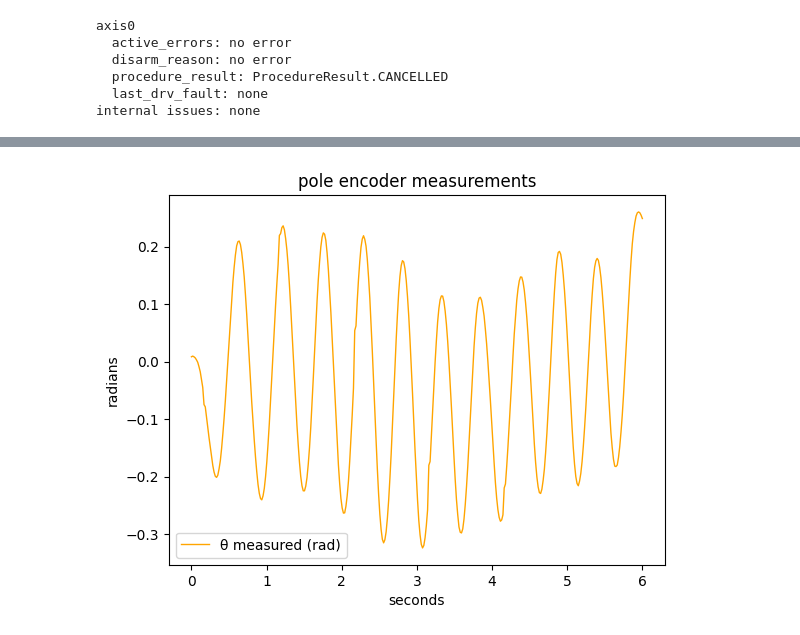
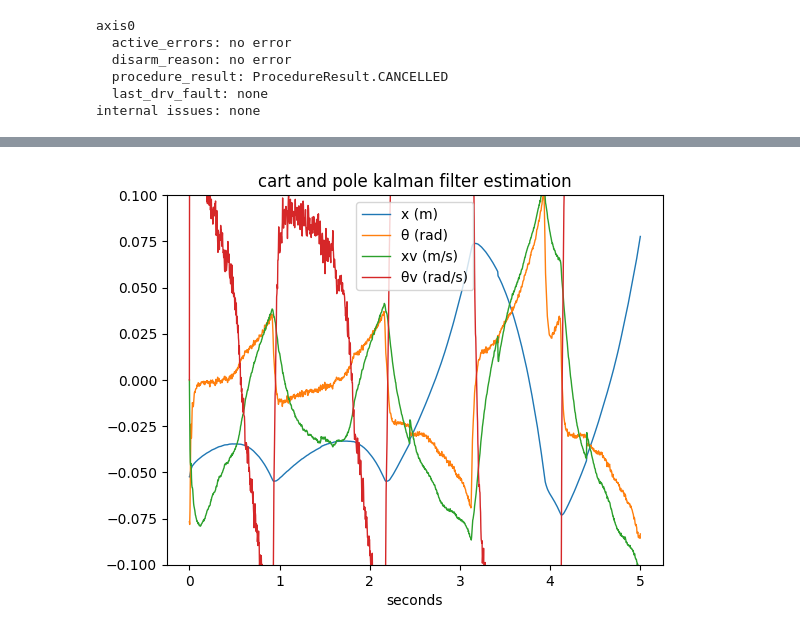
Before and after one commit to sschoedel/cartpole, a Jupyter notebook: hardware_day.ipynb, the cells around one changed output, grey strips where cells are left out. Saved outputs shown, nothing was run; the diff lists cells and outputs as text; code cells hidden in the pictures.

```diff
--- a/hardware_day.ipynb
+++ b/hardware_day.ipynb
@@ -36,5 +42,6 @@ print(get_state())
 # %%
-xg = np.array([0, -2.790311053164165, 0, 0])
+xg = np.array([-0.01647457, -2.958281949437861, 0, 0])
 measurement = get_measurement() - xg[:2]
 print(measurement)
+angles.append(measurement[1])
 # %% [output]
@@ -222,11 +159,10 @@ plt.show()
 # %%
-plt.plot(np.linspace(0, len(measurements[0])//60, len(measurements[0])), measurements[1,:], color='orange',linewidth=1)
-# plt.ylim([-0.006, 0.01])
-# plt.xlim([2, 3.7])
-plt.legend(['θ measured (rad)'])
-plt.title('pole encoder measurements')
+xs_plt = xs
+plt.plot(np.linspace(0, len(measurements[0])/control_frequency, len(measurements[0])), xs.T, '-', linewidth=1)
+plt.title('cart and pole kalman filter estimation')
+plt.legend(['x (m)', 'θ (rad)', 'xv (m/s)', 'θv (rad/s)'])
 plt.xlabel('seconds')
-plt.ylabel('radians')
+plt.ylim([-.1, .1])
 plt.show()
 # %% [output]
-[figure, old version]
+[figure, new version]
```
Also changed, not shown: parts of 12 cells of this notebook, 2 other files.
